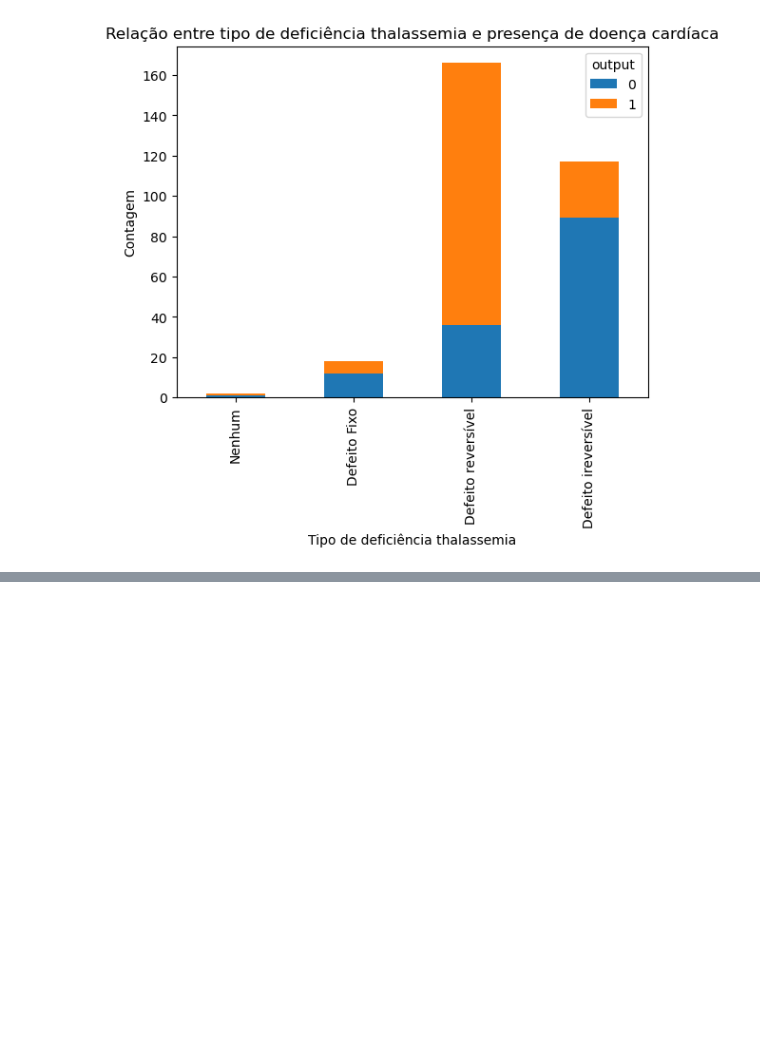
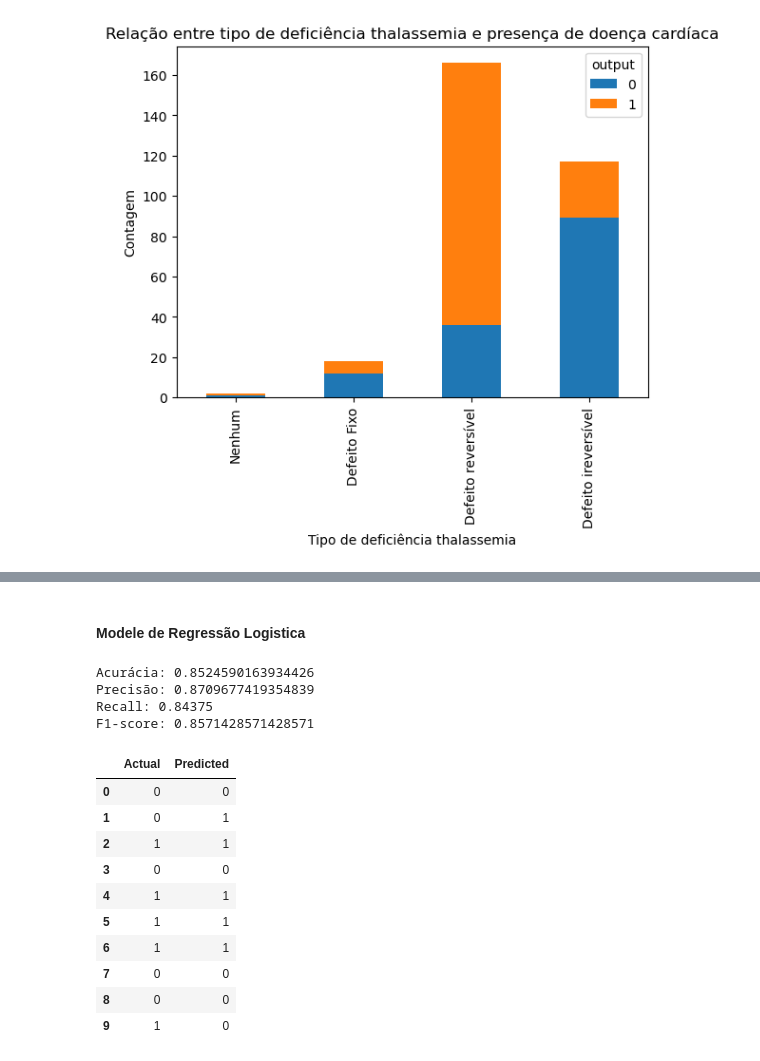
Before and after one commit to RyanQuize/Heart_diseases_dataset, a Jupyter notebook: Heart diseases.ipynb, the cells around one changed output, grey strips where cells are left out. Drawn from its saved outputs; the diff is of its cells as text; code cells hidden in the pictures; blank space fills up the shorter version.

```diff
--- a/Heart diseases.ipynb
+++ b/Heart diseases.ipynb
@@ -417,0 +499,6 @@ plt.show()
+# %%
+X_train, X_test, y_train, y_test = train_test_split(X,y, test_size = 0.2, random_state = 42)
+print(X_train.shape)
+print(X_test.shape)
+print(y_train.shape)
+print(y_test.shape)
@@ -417,0 +524,37 @@ plt.show()
+# %% [markdown]
+#### Modele de Regressão Logistica
+# %%
+logreg = LogisticRegression()
+
+# Treina o modelo com os dados de treino
+logreg.fit(X_train, y_train.values.ravel())
+
+# Faz as previsões no conjunto de teste
+y_pred = logreg.predict(X_test)
+
+# Avalia o desempenho do modelo com as métricas de acurácia, precisão, recall e F1-score
+from sklearn.metrics import accuracy_score, precision_score, recall_score, f1_score
+
+print("Acurácia:", accuracy_score(y_test, y_pred))
+print("Precisão:", precision_score(y_test, y_pred))
+print("Recall:", recall_score(y_test, y_pred))
+print("F1-score:", f1_score(y_test, y_pred))
+
+comparison = pd.DataFrame({'Actual': y_test.values.ravel(), 'Predicted': y_pred.ravel()})
+comparison.head(10)
+# %% [output]
+Acurácia: 0.8524590163934426
+Precisão: 0.8709677419354839
+Recall: 0.84375
+F1-score: 0.8571428571428571
+|  | Actual | Predicted |
+| 0 | 0 | 0 |
+| 1 | 0 | 1 |
+| 2 | 1 | 1 |
+| 3 | 0 | 0 |
+| 4 | 1 | 1 |
+| 5 | 1 | 1 |
+| 6 | 1 | 1 |
+| 7 | 0 | 0 |
+| 8 | 0 | 0 |
+| 9 | 1 | 0 |
```
Also changed, not shown: parts of 13 cells of this notebook.
